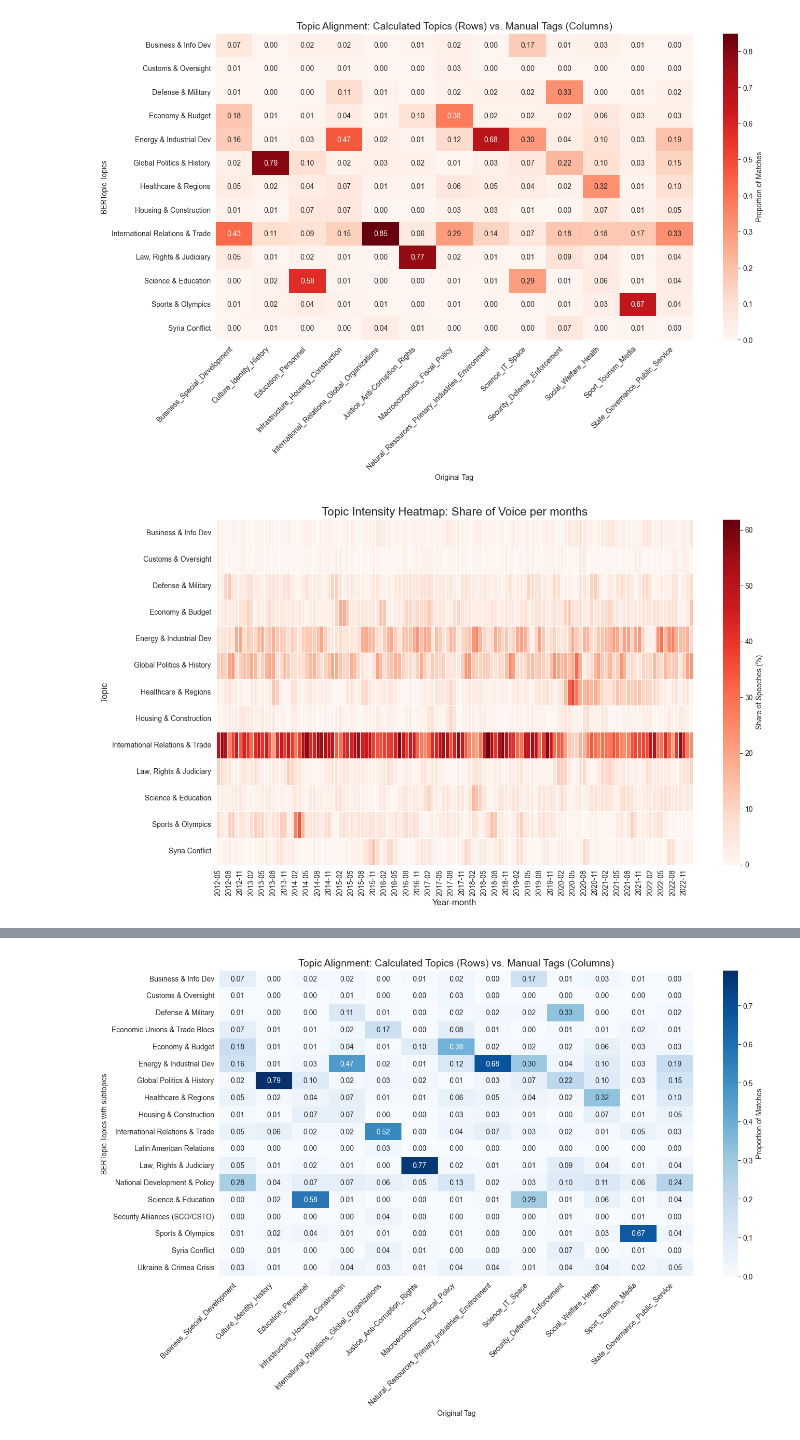
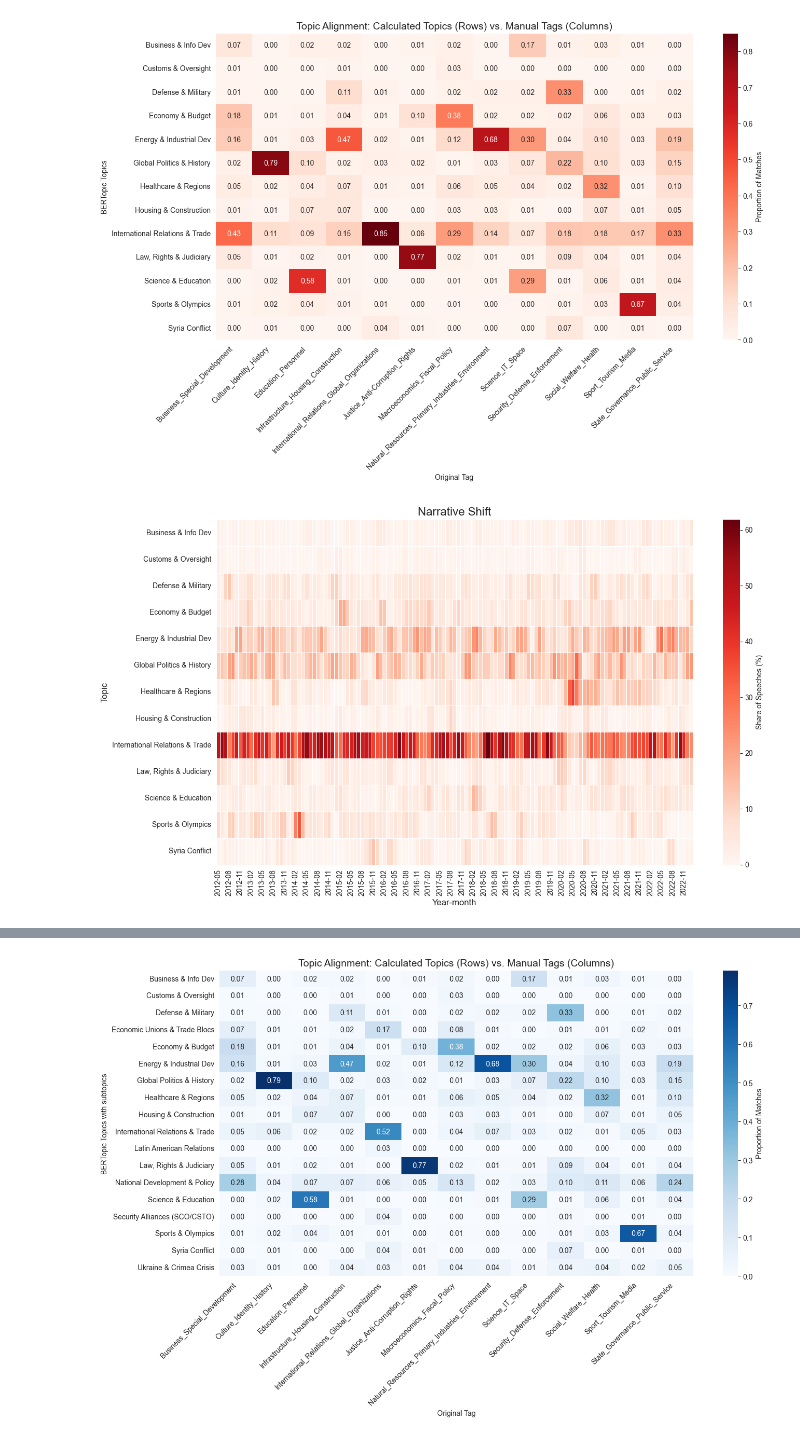
Before and after one commit to szuvarska/PutinsTalksAnalysis, a Jupyter notebook: notebooks/05a_topics_plots.ipynb, the cells around one changed output, grey strips where cells are left out. Drawn from its saved outputs; the diff is of its cells as text; code cells hidden in the pictures.

```diff
--- a/notebooks/05a_topics_plots.ipynb
+++ b/notebooks/05a_topics_plots.ipynb
@@ -57,26 +57,26 @@ plt.show()
 # %%
 timeline_counts = df.groupby(['year_month', 'topic_name']).size().unstack(fill_value=0)
 timeline_pct = timeline_counts.div(timeline_counts.sum(axis=1), axis=0) * 100
 timeline_pct_smooth = timeline_pct.rolling(window=2, min_periods=1).mean()
 
 plt.figure(figsize=(14, 8))
 sns.heatmap(
     timeline_pct_smooth.T,
     cmap="Reds",    # Yellow to Red colormap (Red = Hot/Frequent)
     linewidths=0.5,   # Small gaps between blocks
     annot=False,      # Turn on if you want numbers in blocks
     cbar_kws={'label': 'Share of Speeches (%)'}
 )
 
-plt.title("Topic Intensity Heatmap: Share of Voice per months", fontsize=16)
+plt.title("Narrative Shift", fontsize=16)
 plt.xlabel("Year-month", fontsize=12)
 plt.ylabel("Topic", fontsize=12)
 
 plt.tight_layout()
 plt.savefig("topic_heatmap.png")
 plt.show()
 # %% [output]
-[figure, old version]
+[figure, new version]
 # %%
 df_detailed_topic = pd.read_csv("../data/putins_talks_with_detailed_topics")
 df_detailed_topic
```
Also changed, not shown: parts of 1 cell of this notebook, 5 other files.
